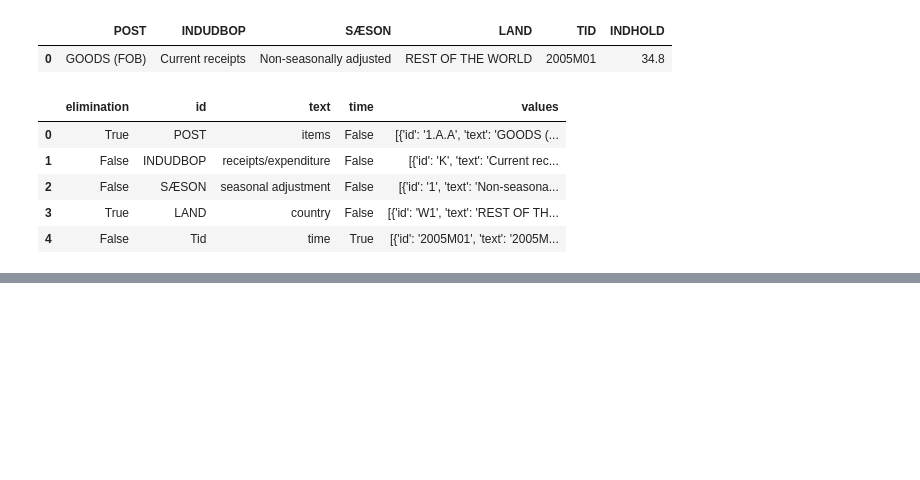
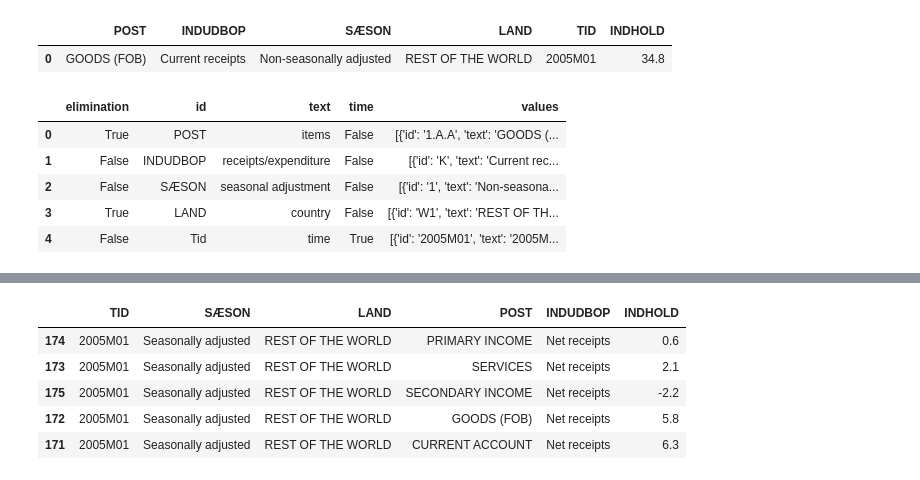
Before and after one commit to NumEconCopenhagen/Data_Project, a Jupyter notebook: Data Analysis Project.ipynb, the cells around one changed output, grey strips where cells are left out. Cells and saved outputs as stored; diff of their text form; code cells hidden in the pictures; blank space fills up the shorter version.

```diff
--- a/Data Analysis Project.ipynb
+++ b/Data Analysis Project.ipynb
@@ -58,2 +52,2 @@ Var['values'][4][:10]
 # %%
-Dst.get_data(table_id = 'BB1S', variables={'TID':['*'], 'SÆSON':['2'], 'LAND':['W1'], 'POST':['*'], 'INDUDBOP':['N']})
+df= Dst.get_data(table_id = 'BB1S', variables={'TID':['*'], 'SÆSON':['2'], 'LAND':['W1'], 'POST':['*'], 'INDUDBOP':['N']})
@@ -80,0 +56,9 @@ df = Dst.get_data(table_id = 'BB1S', variables={'Tid':['*'], 'SÆSON':['2'], 'LA
+# %%
+df.head(5)
+# %% [output]
+|  | TID | SÆSON | LAND | POST | INDUDBOP | INDHOLD |
+| 174 | 2005M01 | Seasonally adjusted | REST OF THE WORLD | PRIMARY INCOME | Net receipts | 0.6 |
+| 173 | 2005M01 | Seasonally adjusted | REST OF THE WORLD | SERVICES | Net receipts | 2.1 |
+| 175 | 2005M01 | Seasonally adjusted | REST OF THE WORLD | SECONDARY INCOME | Net receipts | -2.2 |
+| 172 | 2005M01 | Seasonally adjusted | REST OF THE WORLD | GOODS (FOB) | Net receipts | 5.8 |
+| 171 | 2005M01 | Seasonally adjusted | REST OF THE WORLD | CURRENT ACCOUNT | Net receipts | 6.3 |
```
Also changed, not shown: parts of 10 cells of this notebook.
